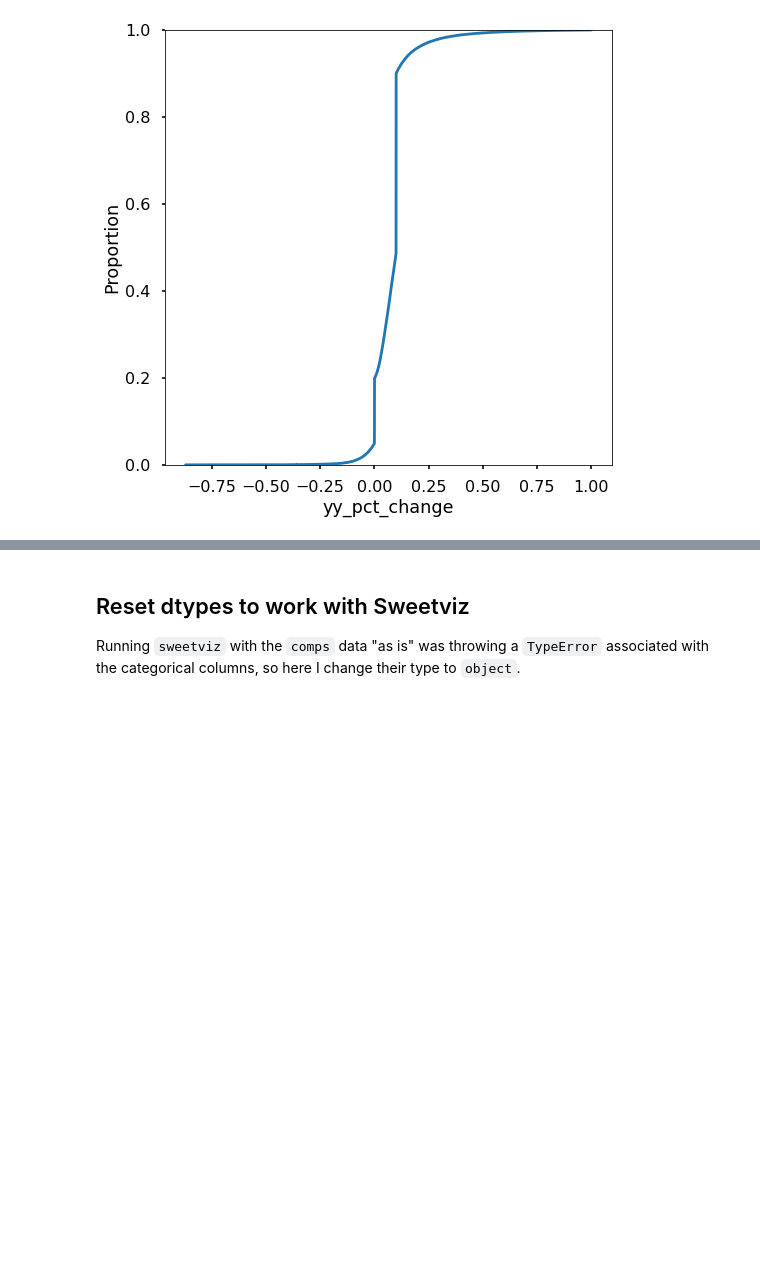
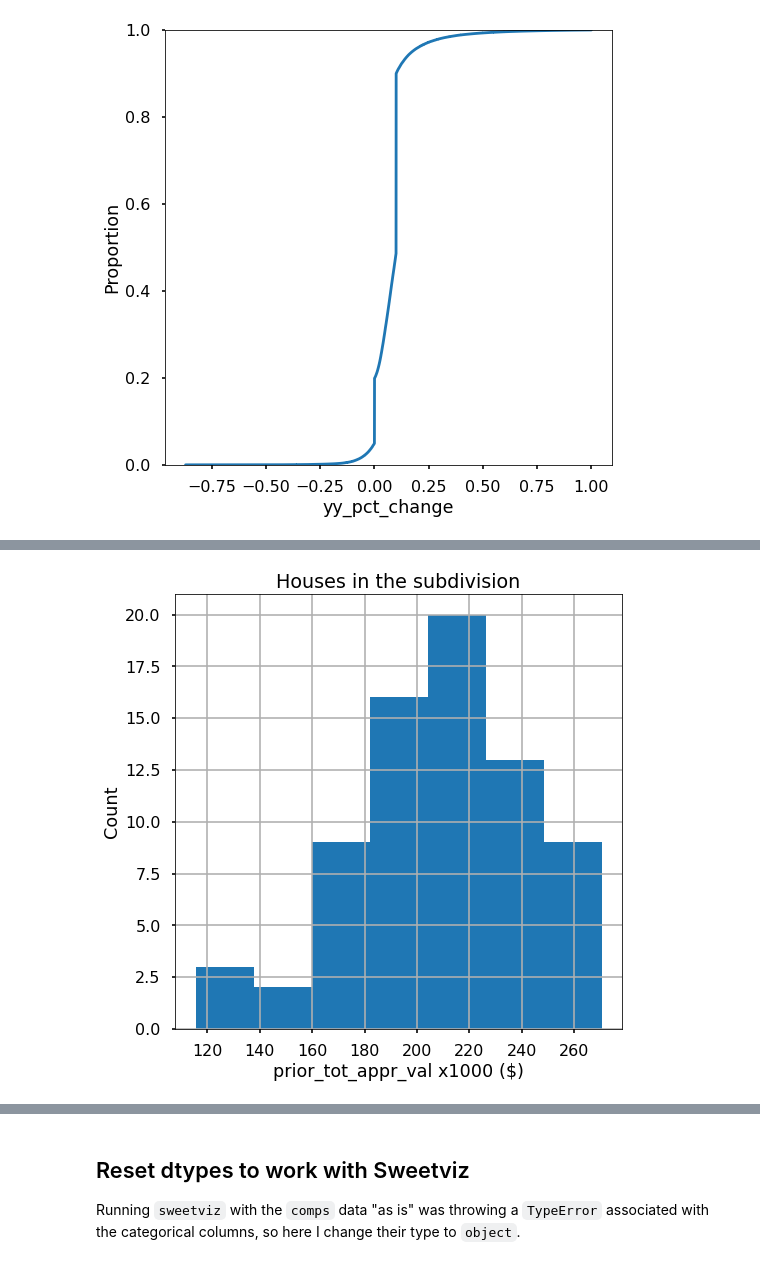
Before and after one commit to RafaelPinto/hcad_pred, a Jupyter notebook: notebooks/01_Exploratory/2.1-rp-hcad-eda-appraised-value-perc-diff.ipynb, the cells around one changed output, grey strips where cells are left out. Saved outputs shown, nothing was run; the diff lists cells and outputs as text; code cells hidden in the pictures; blank space fills up the shorter version.

```diff
--- a/notebooks/01_Exploratory/2.1-rp-hcad-eda-appraised-value-perc-diff.ipynb
+++ b/notebooks/01_Exploratory/2.1-rp-hcad-eda-appraised-value-perc-diff.ipynb
@@ -244,0 +286,8 @@ comps.drop('tot_appr_val', axis=1, inplace=True)
+# %%
+_ = plt.figure(figsize=(8,8))
+_ = (subdiv['prior_tot_appr_val']/1000).hist(bins=7)
+_ = plt.title('Houses in the subdivision')
+_ = plt.xlabel('prior_tot_appr_val x1000 ($)')
+_ = plt.ylabel('Count')
+# %% [output]
+[figure, added]
```
Also changed, not shown: parts of 104 cells of this notebook, 10 other files.
